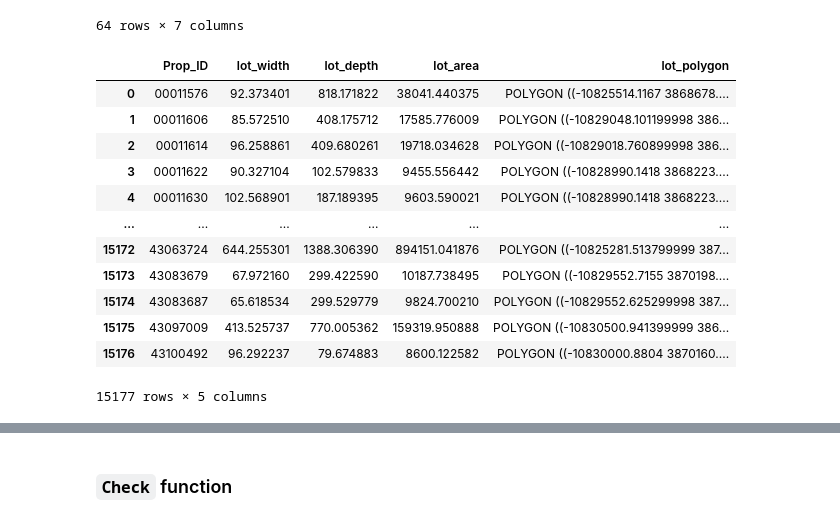
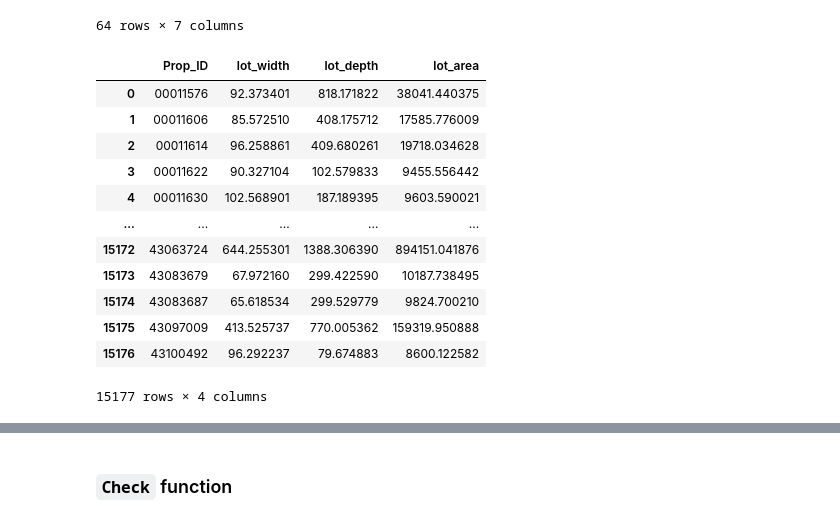
Before and after one commit to HOUPU1993/tidyzoning, a Jupyter notebook: test.ipynb, the cells around one changed output, grey strips where cells are left out. Saved outputs shown, nothing was run; the diff lists cells and outputs as text; code cells hidden in the pictures.

```diff
--- a/test.ipynb
+++ b/test.ipynb
@@ -201,54 +202,46 @@ if tidyparcel is None:
     lot_area = None
 else:
     # 按地块处理
     results = []
 
     # 遍历每个地块
     for prop_id, group in tidyparcel.groupby('Prop_ID'):
         # 筛选不同边的信息
         front_of_parcel = group[group['side'] == "front"]
         side_of_parcel = group[group['side'] == "Interior side"]
         parcel_without_centroid = group[(group['side'].notna()) & (group['side'] != "centroid")]
 
         # 计算宽度和深度
         lot_width = front_of_parcel.geometry.length.sum() * 3.28084  # 转换为英尺
         lot_depth = side_of_parcel.geometry.length.sum() * 3.28084  # 转换为英尺
 
         # 合并地块边界，并计算面积
-        multilines = unary_union(parcel_without_centroid.geometry)
-        polygons = list(polygonize(multilines))  # Convert MultiLineString to Polygons
-
-        # If multiple polygons are returned, combine them
-        if polygons:
-            lot_polygon = unary_union(polygons)  # Combine all polygons into one
-            lot_area = lot_polygon.area * 10.7639  # 转换为平方英尺
-        else:
-            lot_polygon = None
-            lot_area = None
+        polygons = polygonize(unary_union(parcel_without_centroid.geometry))
+        lot_polygon = unary_union(polygons)
+        lot_area = lot_polygon.area * 10.7639  # 转换为平方英尺
 
         # 保存每个地块的结果
         results.append({
             "Prop_ID": prop_id,
             "lot_width": lot_width,
             "lot_depth": lot_depth,
             "lot_area": lot_area,
-            "lot_polygon": lot_polygon  # 保留多边形用于检查
         })
 
 # 转换为 DataFrame 以便后续使用
 parcel_results = pd.DataFrame(results)
 parcel_results
 # %% [output]
-|  | Prop_ID | lot_width | lot_depth | lot_area | lot_polygon |
-| 0 | 00011576 | 92.373401 | 818.171822 | 38041.440375 | POLYGON ((-10825514.1167 3868678.... |
-| 1 | 00011606 | 85.572510 | 408.175712 | 17585.776009 | POLYGON ((-10829048.101199998 386... |
-| 2 | 00011614 | 96.258861 | 409.680261 | 19718.034628 | POLYGON ((-10829018.760899998 386... |
-| 3 | 00011622 | 90.327104 | 102.579833 | 9455.556442 | POLYGON ((-10828990.1418 3868223.... |
-| 4 | 00011630 | 102.568901 | 187.189395 | 9603.590021 | POLYGON ((-10828990.1418 3868223.... |
-| ... | ... | ... | ... | ... | ... |
-| 15172 | 43063724 | 644.255301 | 1388.306390 | 894151.041876 | POLYGON ((-10825281.513799999 387... |
-| 15173 | 43083679 | 67.972160 | 299.422590 | 10187.738495 | POLYGON ((-10829552.7155 3870198.... |
-| 15174 | 43083687 | 65.618534 | 299.529779 | 9824.700210 | POLYGON ((-10829552.625299998 387... |
-| 15175 | 43097009 | 413.525737 | 770.005362 | 159319.950888 | POLYGON ((-10830500.941399999 386... |
-| 15176 | 43100492 | 96.292237 | 79.674883 | 8600.122582 | POLYGON ((-10830000.8804 3870160.... |
+|  | Prop_ID | lot_width | lot_depth | lot_area |
+| 0 | 00011576 | 92.373401 | 818.171822 | 38041.440375 |
+| 1 | 00011606 | 85.572510 | 408.175712 | 17585.776009 |
+| 2 | 00011614 | 96.258861 | 409.680261 | 19718.034628 |
+| 3 | 00011622 | 90.327104 | 102.579833 | 9455.556442 |
+| 4 | 00011630 | 102.568901 | 187.189395 | 9603.590021 |
+| ... | ... | ... | ... | ... |
+| 15172 | 43063724 | 644.255301 | 1388.306390 | 894151.041876 |
+| 15173 | 43083679 | 67.972160 | 299.422590 | 10187.738495 |
+| 15174 | 43083687 | 65.618534 | 299.529779 | 9824.700210 |
+| 15175 | 43097009 | 413.525737 | 770.005362 | 159319.950888 |
+| 15176 | 43100492 | 96.292237 | 79.674883 | 8600.122582 |
-15177 rows × 5 columns
+15177 rows × 4 columns
```
Also changed, not shown: parts of 6 cells of this notebook.
